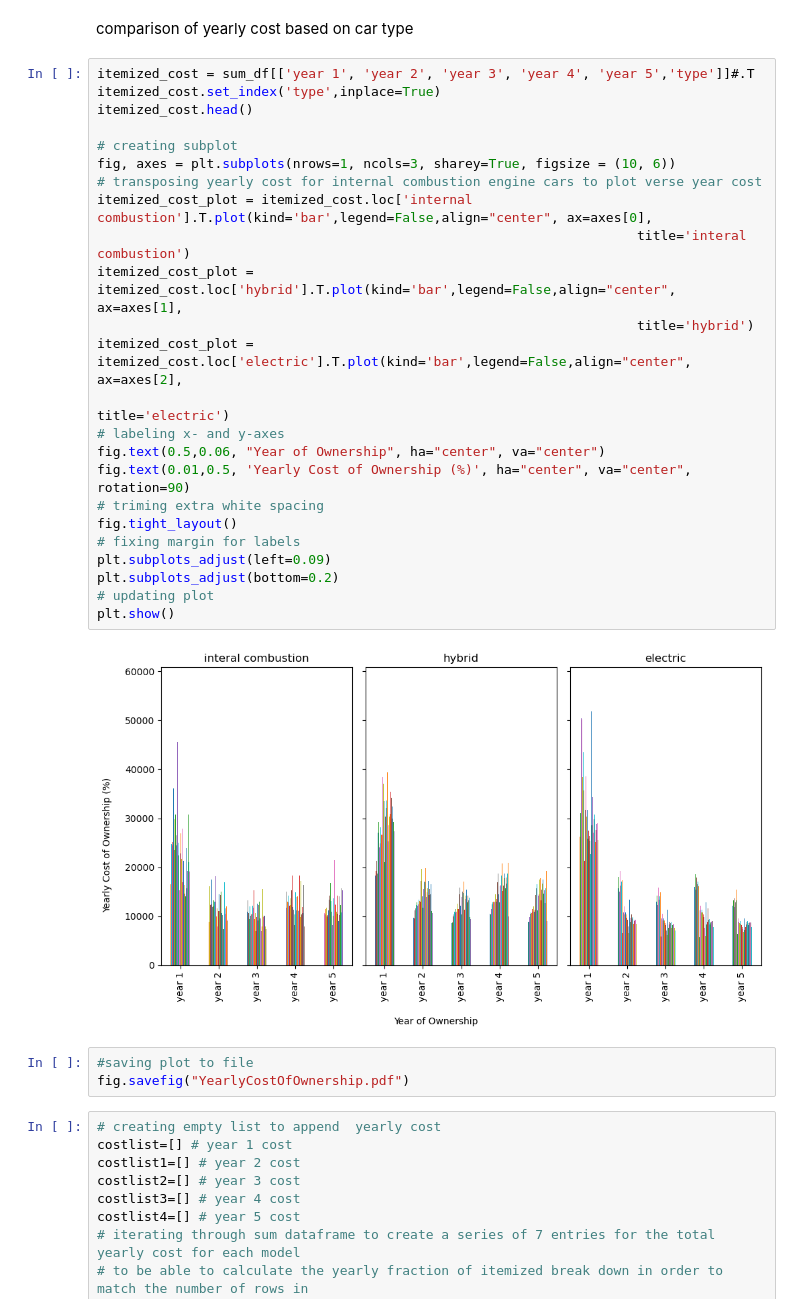
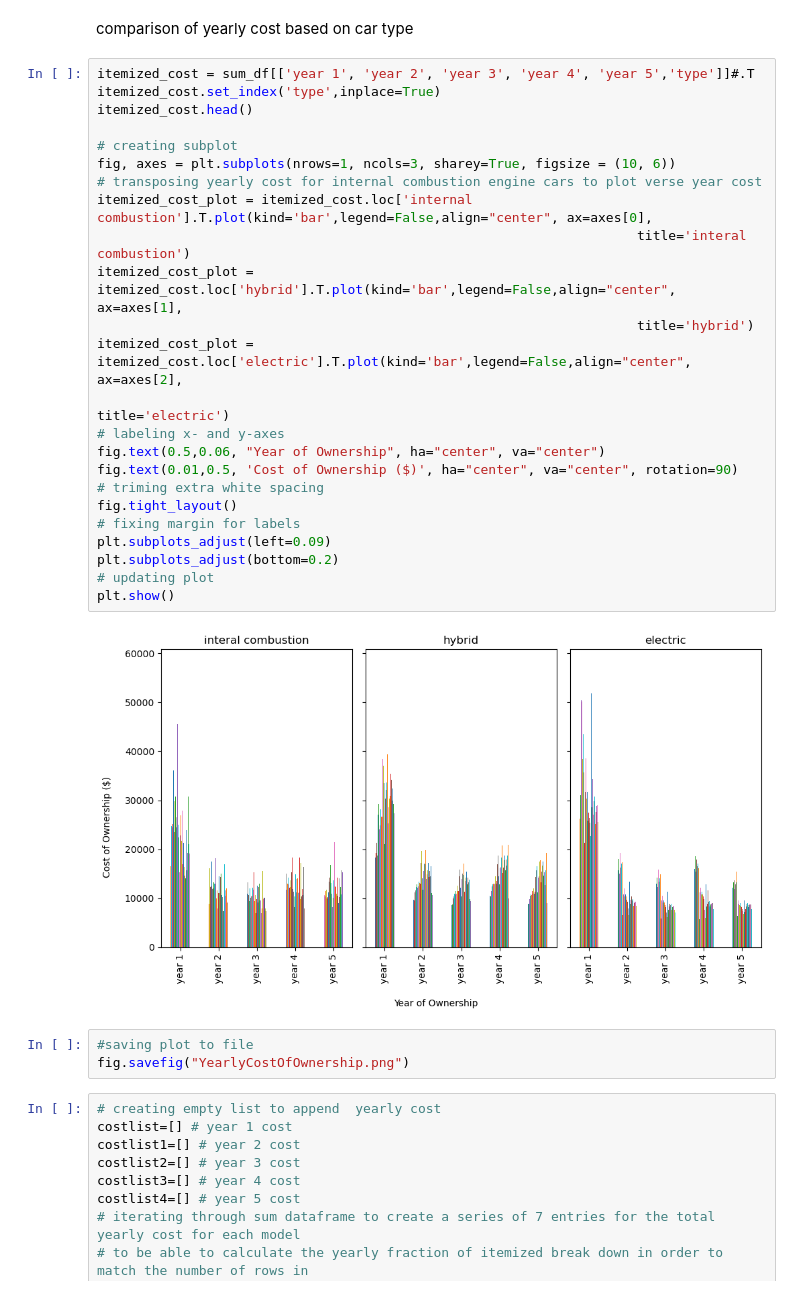
Before and after one commit to ekfrib23/project1-ev-ice, a Jupyter notebook: analysis_5year_ownership_all.ipynb, the cells around one changed output. Drawn from its saved outputs; the diff is of its cells as text.

```diff
--- a/analysis_5year_ownership_all.ipynb
+++ b/analysis_5year_ownership_all.ipynb
@@ -184,32 +184,32 @@ comparison of yearly cost based on car type
 # %%
 itemized_cost = sum_df[['year 1', 'year 2', 'year 3', 'year 4', 'year 5','type']]#.T
 itemized_cost.set_index('type',inplace=True)
 itemized_cost.head()
 
 # creating subplot
 fig, axes = plt.subplots(nrows=1, ncols=3, sharey=True, figsize = (10, 6))
 # transposing yearly cost for internal combustion engine cars to plot verse year cost
 itemized_cost_plot = itemized_cost.loc['internal combustion'].T.plot(kind='bar',legend=False,align="center", ax=axes[0],
                                                                      title='interal combustion')
 itemized_cost_plot = itemized_cost.loc['hybrid'].T.plot(kind='bar',legend=False,align="center", ax=axes[1],
                                                                      title='hybrid')
 itemized_cost_plot = itemized_cost.loc['electric'].T.plot(kind='bar',legend=False,align="center", ax=axes[2],
                                                                      title='electric')
 # labeling x- and y-axes
 fig.text(0.5,0.06, "Year of Ownership", ha="center", va="center")
-fig.text(0.01,0.5, 'Yearly Cost of Ownership (%)', ha="center", va="center", rotation=90)
+fig.text(0.01,0.5, 'Cost of Ownership ($)', ha="center", va="center", rotation=90)
 # triming extra white spacing
 fig.tight_layout()
 # fixing margin for labels
 plt.subplots_adjust(left=0.09)
 plt.subplots_adjust(bottom=0.2)
 # updating plot
 plt.show()
 # %% [output]
-[figure, old version]
+[figure, new version]
 # %%
 #saving plot to file
-fig.savefig("YearlyCostOfOwnership.pdf")
+fig.savefig("YearlyCostOfOwnership.png")
 # %%
 # creating empty list to append  yearly cost
 costlist=[] # year 1 cost
```
Also changed, not shown: parts of 3 cells of this notebook, 5 other files.
